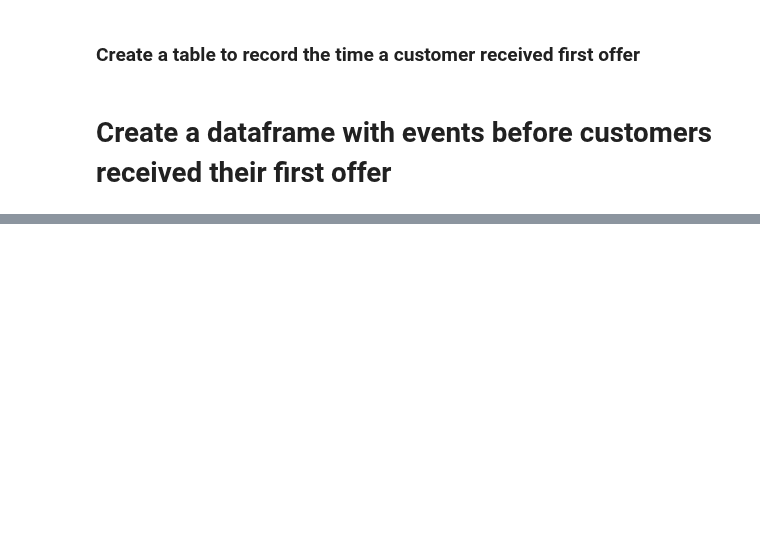
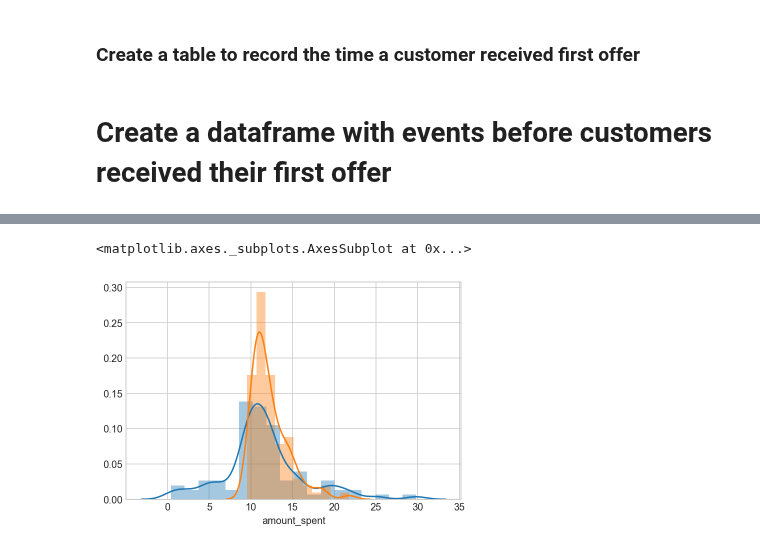
Before and after one commit to kevingao1136/Udacity_DataScience_Nanodegree, a Jupyter notebook: Starbucks_Capstone_Challenge/test.ipynb, the cells around one changed output, grey strips where cells are left out. Saved outputs shown, nothing was run; the diff lists cells and outputs as text; code cells hidden in the pictures; blank space fills up the shorter version.

```diff
--- a/Starbucks_Capstone_Challenge/test.ipynb
+++ b/Starbucks_Capstone_Challenge/test.ipynb
@@ -174,0 +172,6 @@ pre_offer_events
+# %%
+sns.distplot(pre_offer_events.groupby('hours_from_test').amount_spent.mean());
+sns.distplot(same_group_post_events.groupby('hours_from_test').amount_spent.mean());
+# %% [output]
+<matplotlib.axes._subplots.AxesSubplot at 0x...>
+[figure, added]
```
Also changed, not shown: parts of 16 cells of this notebook, 10 other files.
